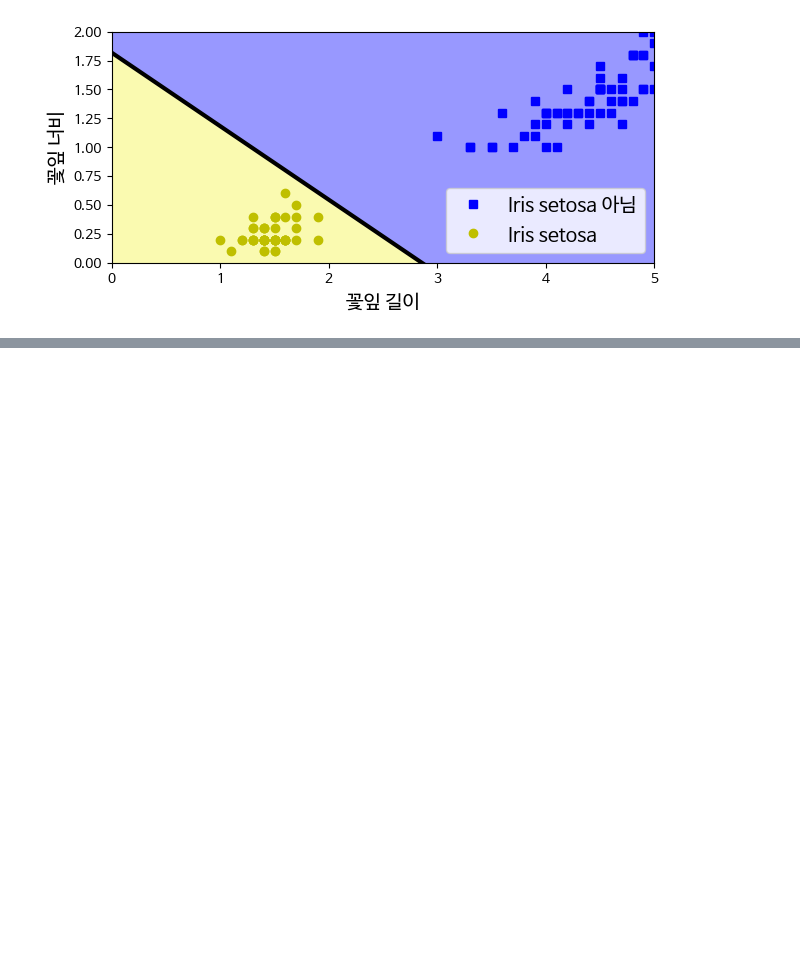
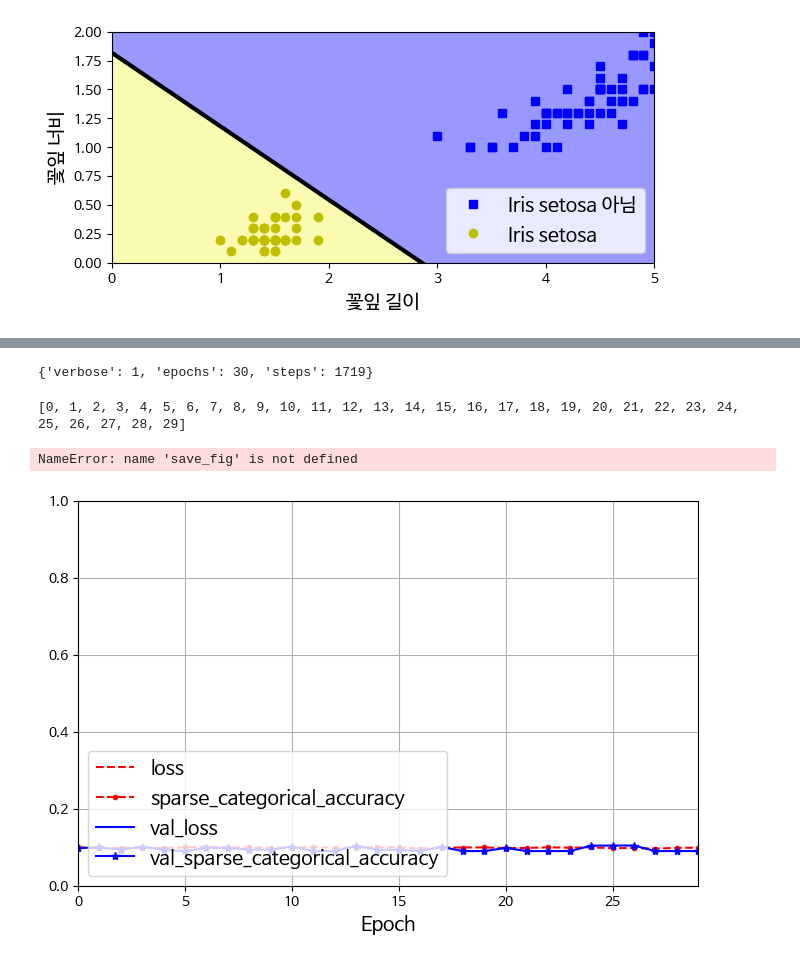
Before and after one commit to secons127/deep-learning, a Jupyter notebook: inclass/240320딥러닝프로그래밍.ipynb, the cells around one changed output, grey strips where cells are left out. Saved outputs shown, nothing was run; the diff lists cells and outputs as text; code cells hidden in the pictures; blank space fills up the shorter version.

```diff
--- a/inclass/240320딥러닝프로그래밍.ipynb
+++ b/inclass/240320딥러닝프로그래밍.ipynb
@@ -111,0 +308,9 @@ rmse
+# %%
+model.compile(loss="sparse_categorical_crossentropy",
+              optimizer="sgd",
+              metrics=["accuracy"])
+# %%
+# 추가 코드 - 이 셀은 이전 셀과 동일합니다.
+model.compile(loss=tf.keras.losses.sparse_categorical_crossentropy,
+              optimizer=tf.keras.optimizers.SGD(),
+              metrics=[tf.keras.metrics.sparse_categorical_accuracy])
@@ -111,0 +338,3 @@ rmse
+# %%
+history = model.fit(X_train, y_train, epochs=30,
+                    validation_data=(X_valid, y_valid))
@@ -111,0 +359,21 @@ rmse
+# %%
+history.params
+# %% [output]
+{'verbose': 1, 'epochs': 30, 'steps': 1719}
+# %%
+print(history.epoch)
+# %% [output]
+[0, 1, 2, 3, 4, 5, 6, 7, 8, 9, 10, 11, 12, 13, 14, 15, 16, 17, 18, 19, 20, 21, 22, 23, 24, 25, 26, 27, 28, 29]
+# %%
+import matplotlib.pyplot as plt
+import pandas as pd
+
+pd.DataFrame(history.history).plot(
+    figsize=(8, 5), xlim=[0, 29], ylim=[0, 1], grid=True, xlabel="Epoch",
+    style=["r--", "r--.", "b-", "b-*"])
+plt.legend(loc="lower left")  # 추가 코드
+save_fig("keras_learning_curves_plot")  # 추가 코드
+plt.show()
+# %% [output]
+NameError: name 'save_fig' is not defined
+[figure, added]
```
Also changed, not shown: parts of 35 cells of this notebook.
